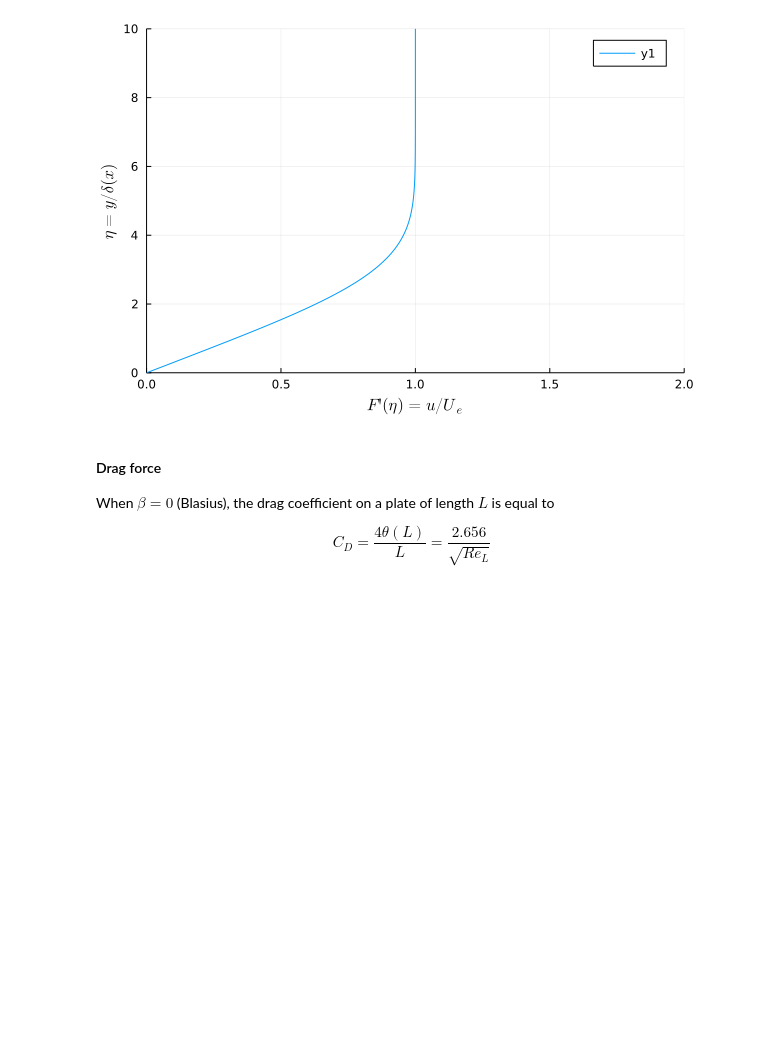
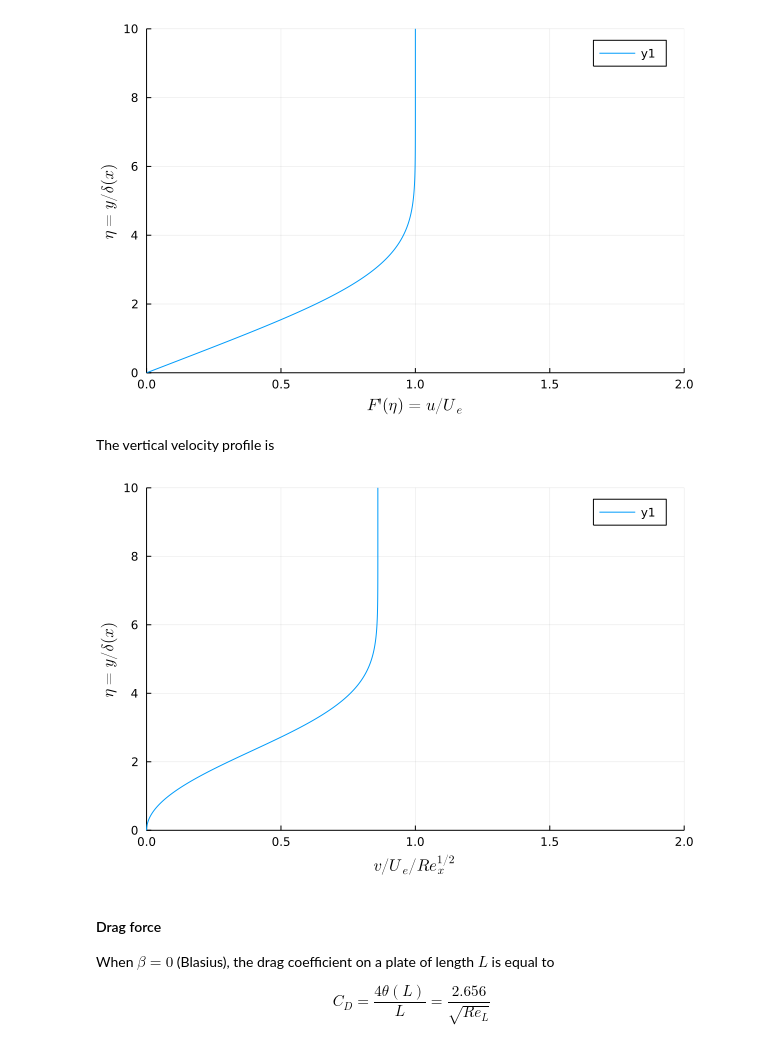
Before and after one commit to UCLAMAEThreads/MAE250B, a Jupyter notebook: notebook/3.2-BlasiusAndFalknerSkan.ipynb, the cells around one changed output. Drawn from its saved outputs; the diff is of its cells as text; code cells hidden in the pictures; blank space fills up the shorter version.

Commit message:
Changed falknerskan

```diff
--- a/notebook/3.2-BlasiusAndFalknerSkan.ipynb
+++ b/notebook/3.2-BlasiusAndFalknerSkan.ipynb
@@ -98,6 +95,6 @@ and the proportionality constants $C_1$ through $C_4$ described above.
-# %%
-β = 0.0
-u, η, d99, dstar, theta, Cf = falknerskan(β); # I used more descriptive symbols that C1, C2, C3, C4
+# %%
+β = 0.0
+sol = falknerskan(β);
 # %% [markdown]
 For example, the proportionality constant on the 99 percent thickness is
 # %%
@@ -129,5 +126,11 @@ plot(u,η,xlim=(0,2),ylim=(0,maximum(η)),xlabel=L"F'(\eta) = u/U_e",ylabel=L"\e
 # %% [output]
 [figure]
+# %% [markdown]
+The vertical velocity profile is
+# %%
+plot(v(sol),η(sol),xlim=(0,2),ylim=(0,Inf),xlabel=L"v/U_e/Re_x^{1/2}",ylabel=L"\eta = y/\delta(x)")
+# %% [output]
+[figure, added]
 # %% [markdown]
 #### Drag force
 When $\beta = 0$ (Blasius), the drag coefficient on a plate of length $L$ is equal to
```
Also changed, not shown: parts of 6 cells of this notebook, 6 other files.
